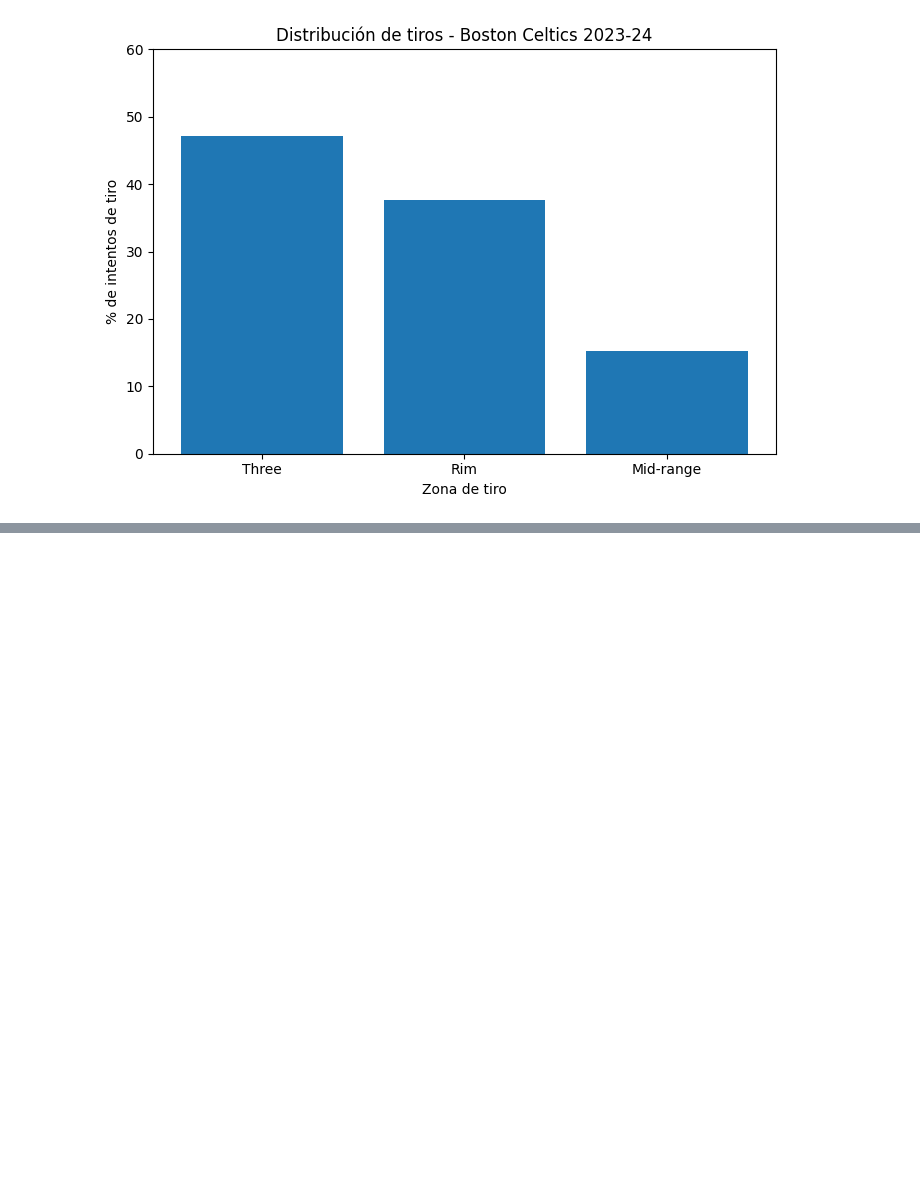
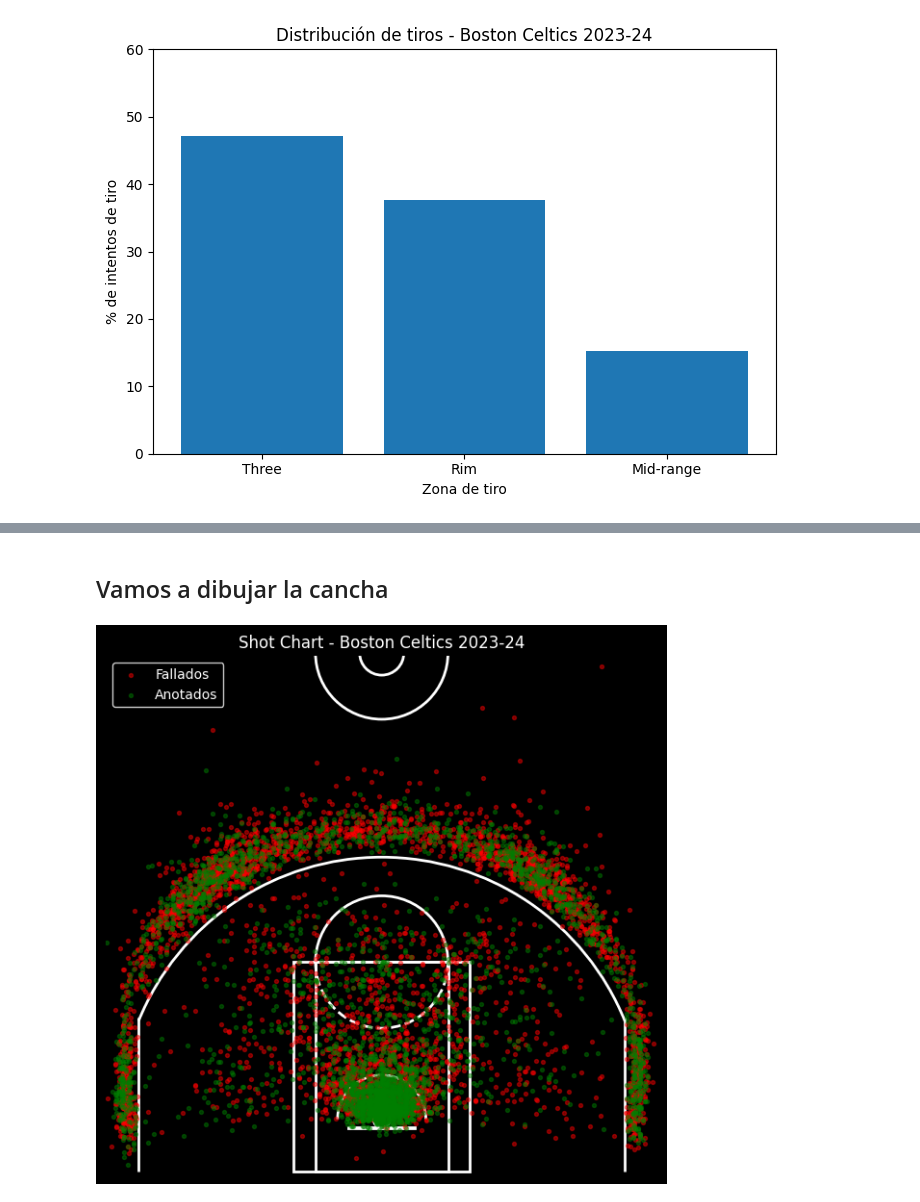
Before and after one commit to Gabriel-Caruso/EDA-Project-Break-I-NBA, a Jupyter notebook: notebooks/carlos/01_api_test_carlos.ipynb, the cells around one changed output, grey strips where cells are left out. Drawn from its saved outputs; the diff is of its cells as text; code cells hidden in the pictures; blank space fills up the shorter version.

```diff
--- a/notebooks/carlos/01_api_test_carlos.ipynb
+++ b/notebooks/carlos/01_api_test_carlos.ipynb
@@ -217,0 +353,2 @@ shot_group_summary.to_csv(
+# %% [markdown]
+## Vamos a dibujar la cancha
@@ -217,0 +421,54 @@ shot_group_summary.to_csv(
+# %%
+import os
+# Ahora creamos la gráfica de los tiros con la cancha dibujada debajo
+
+# Separamos los tiros anotados de los fallados para pintarlos de colores diferentes
+made_shots = shots_df[shots_df["SHOT_MADE_FLAG"] == 1]          # Obtenemos un DataFrame con solo los tiros anotados
+missed_shots = shots_df[shots_df["SHOT_MADE_FLAG"] == 0]        # Obtenemos un DataFrame con solo los tiros fallados
+
+fig, ax = plt.subplots(figsize=(8, 7))
+fig.patch.set_facecolor("black")                                # Cambiamos el color del fondo de la pista
+ax.set_facecolor("black")
+
+# Usamos una función auxiliar que dibuja una media cancha NBA con matplotlib y luego representamos los tiros encima.
+draw_court(ax, color="white", lw=2, outer_lines=False)          # Dibujamos la cancha con líneas blancas
+
+# Creamos el gráfico de dispersión de los tiros, usando un color para los anotados y otro para los fallados.
+ax.scatter(
+    missed_shots["LOC_X"],
+    missed_shots["LOC_Y"],
+    c="red",
+    s=8,
+    alpha=0.45,
+    label="Fallados"
+)
+
+ax.scatter(
+    made_shots["LOC_X"],
+    made_shots["LOC_Y"],
+    c="green",
+    s=8,
+    alpha=0.45,
+    label="Anotados"
+)
+
+ax.set_title("Shot Chart - Boston Celtics 2023-24", color="white")
+ax.set_xlim(-250, 250)
+ax.set_ylim(-50, 420)
+ax.set_aspect("equal")
+ax.axis("off")
+ax.legend(facecolor="black", edgecolor="white", labelcolor="white")
+
+
+# Guardamos la visualización antes de mostrarla para conservar la figura correctamente
+os.makedirs("../../reports/img", exist_ok=True)
+plt.savefig(
+    "../../reports/img/shot_chart_boston_celtics_2023_24.png",
+    dpi=300,
+    bbox_inches="tight",
+    facecolor=fig.get_facecolor()
+)
+
+plt.show()
+# %% [output]
+[figure, added]
```
Also changed, not shown: parts of 50 cells of this notebook, 13 other files.
